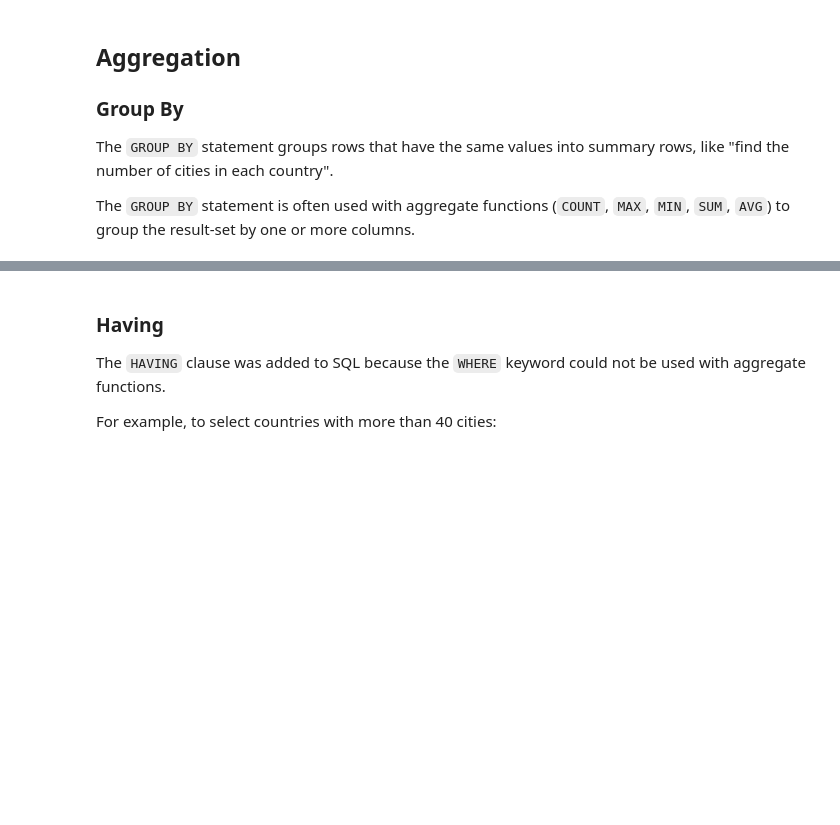
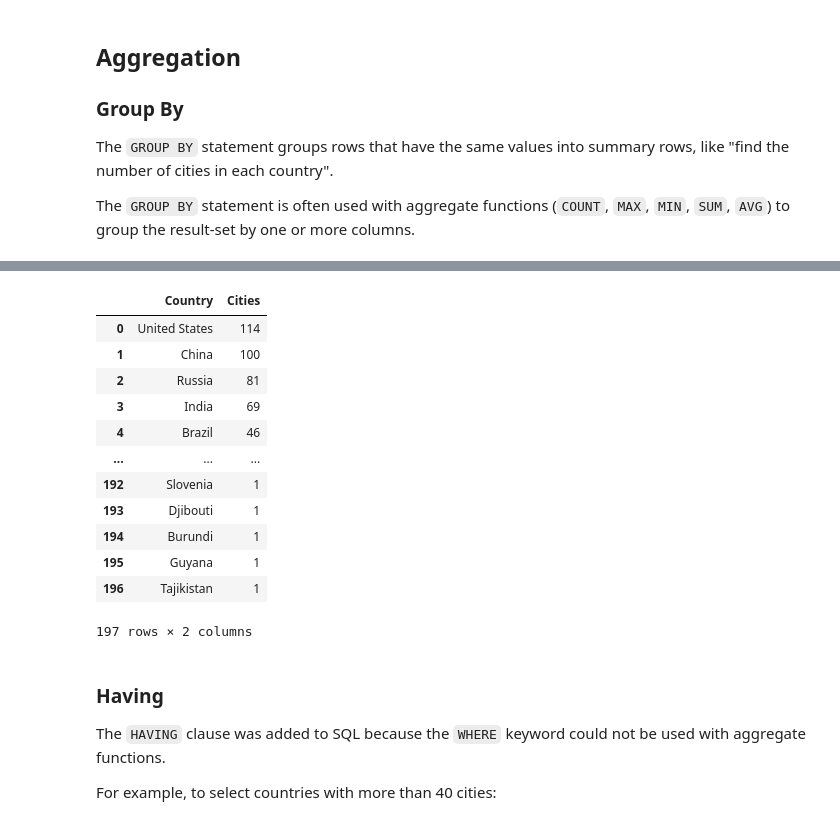
Before and after one commit to NourahAlhosain/CASA0025, a Jupyter notebook: W02_sql_basics.ipynb, the cells around one changed output, grey strips where cells are left out. Saved outputs shown, nothing was run; the diff lists cells and outputs as text; code cells hidden in the pictures; blank space fills up the shorter version.

```diff
--- a/W02_sql_basics.ipynb
+++ b/W02_sql_basics.ipynb
@@ -370,11 +596,25 @@ ORDER BY COUNT(name) DESC;
 # %%
 %%sql
 
-SELECT countries."Country", COUNT(name)
+SELECT countries."Country", COUNT(name) as Cities
 FROM cities
 LEFT JOIN countries ON cities.country = countries."Alpha3_code"
 GROUP BY countries."Country"
 ORDER BY COUNT(name) DESC;
+# %% [output]
+|  | Country | Cities |
+| 0 | United States | 114 |
+| 1 | China | 100 |
+| 2 | Russia | 81 |
+| 3 | India | 69 |
+| 4 | Brazil | 46 |
+| ... | ... | ... |
+| 192 | Slovenia | 1 |
+| 193 | Djibouti | 1 |
+| 194 | Burundi | 1 |
+| 195 | Guyana | 1 |
+| 196 | Tajikistan | 1 |
+197 rows × 2 columns
 # %% [markdown]
 ### Having
 
```
Also changed, not shown: parts of 35 cells of this notebook.
